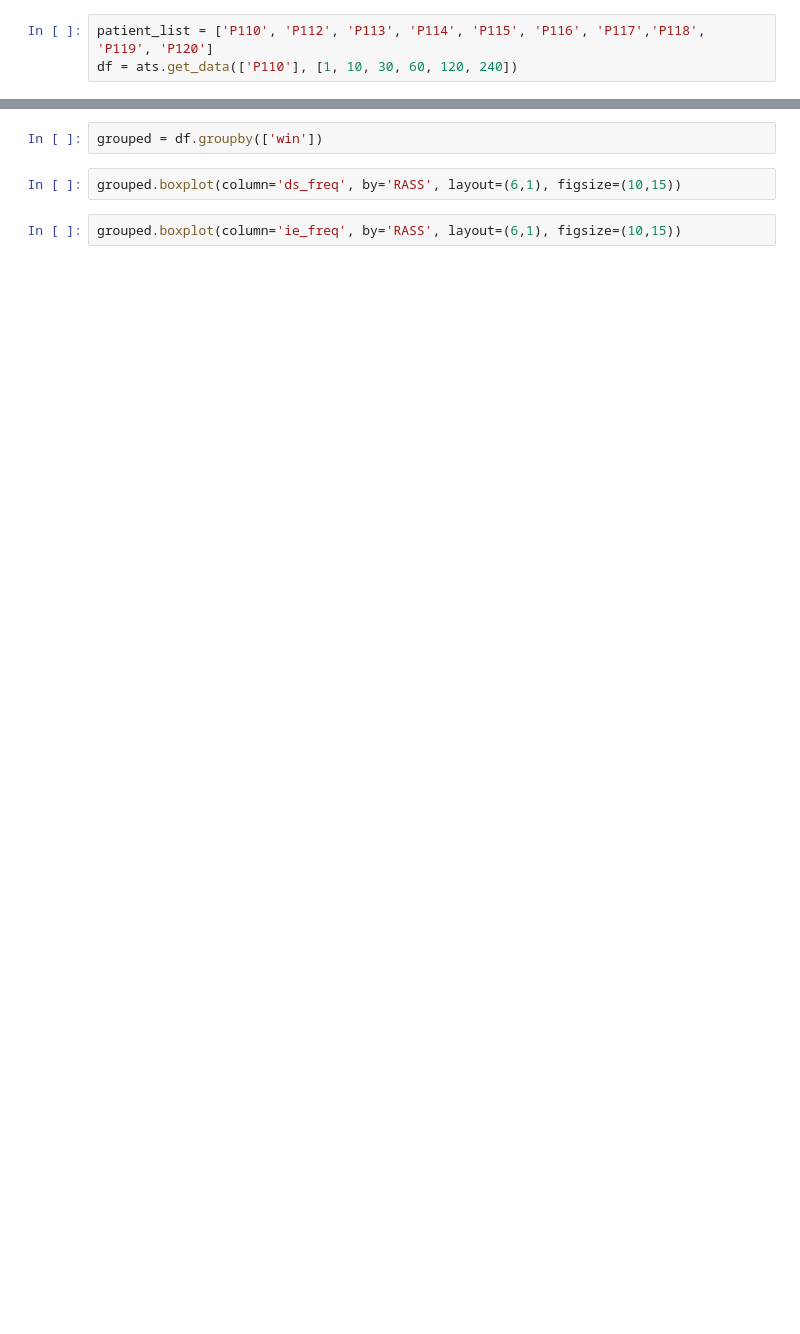
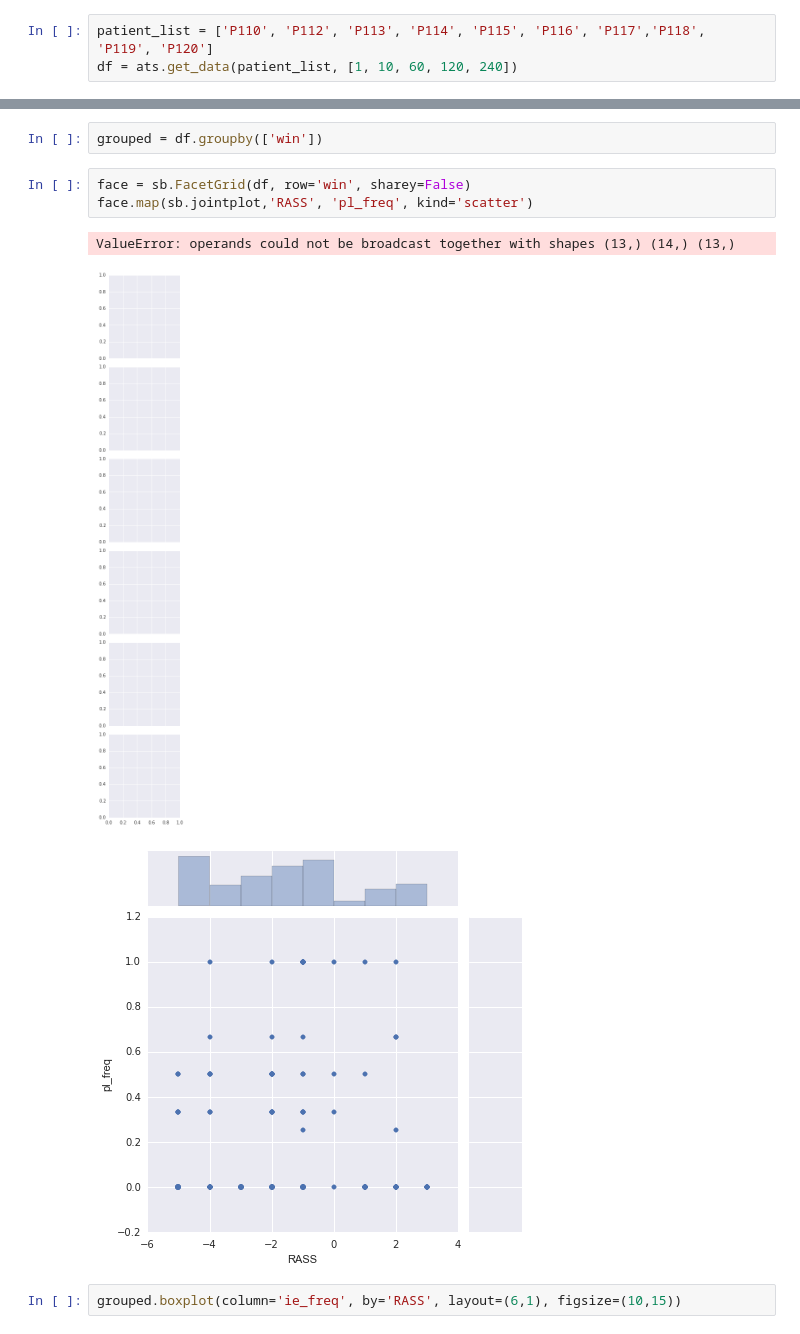
Before and after one commit to psottile05/VentDysSedation, a Jupyter notebook: ATS_Analysis_2016.ipynb, the cells around one changed output, grey strips where cells are left out. Saved outputs shown, nothing was run; the diff lists cells and outputs as text; blank space fills up the shorter version.

```diff
--- a/ATS_Analysis_2016.ipynb
+++ b/ATS_Analysis_2016.ipynb
@@ -6,4 +7,4 @@ import numpy as np
 %matplotlib inline
 # %%
 patient_list = ['P110', 'P112', 'P113', 'P114', 'P115', 'P116', 'P117','P118', 'P119', 'P120']
-df = ats.get_data(['P110'], [1, 10, 30, 60, 120, 240])
+df = ats.get_data(patient_list, [1, 10, 60, 120, 240])
@@ -12,6 +32,11 @@ df.win.value_counts()
 # %%
 grouped = df.groupby(['win'])
-# %%
-grouped.boxplot(column='ds_freq', by='RASS', layout=(6,1), figsize=(10,15))
+# %%
+face = sb.FacetGrid(df, row='win', sharey=False)
+face.map(sb.jointplot,'RASS', 'pl_freq', kind='scatter')
+# %% [output]
+ValueError: operands could not be broadcast together with shapes (13,) (14,) (13,)
+[figure, added]
+[figure, added]
 # %%
 grouped.boxplot(column='ie_freq', by='RASS', layout=(6,1), figsize=(10,15))
```
Also changed, not shown: parts of 6 cells of this notebook, 1 other file.
